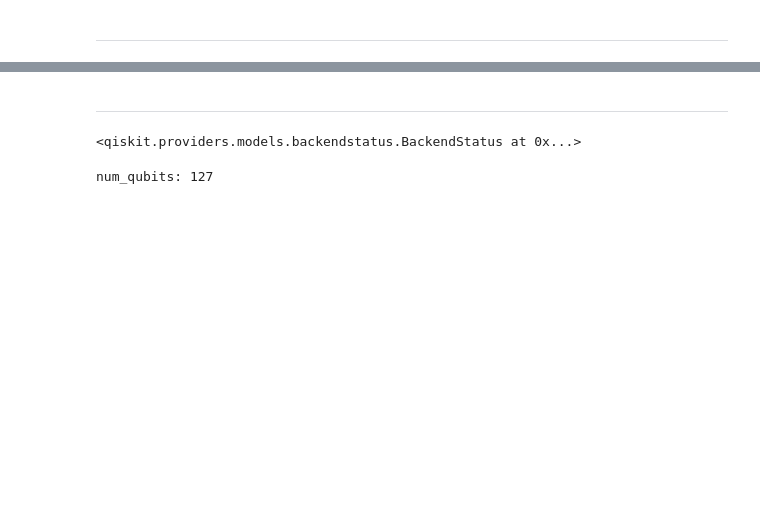
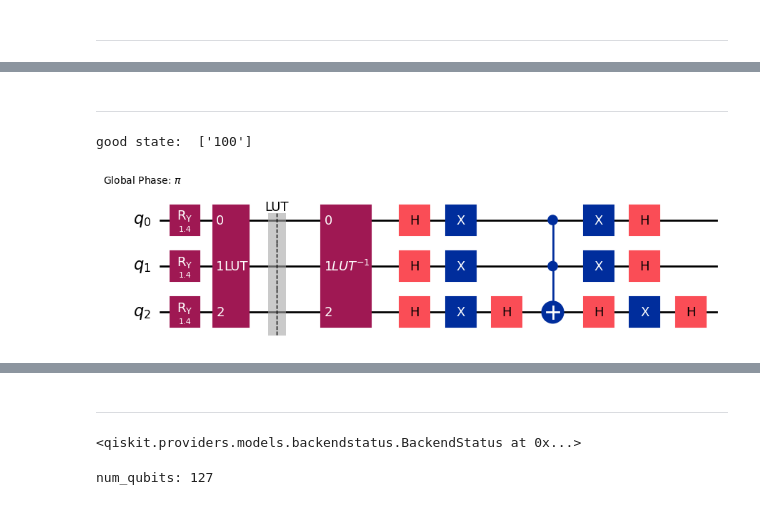
Before and after one commit to Dpbm/scientific-research-1-quantum-oracles, a Jupyter notebook: code/file-explorer.ipynb, the cells around one changed output, grey strips where cells are left out. Cells and saved outputs as stored; diff of their text form; code cells hidden in the pictures; blank space fills up the shorter version.

```diff
--- a/code/file-explorer.ipynb
+++ b/code/file-explorer.ipynb
@@ -214 +221,3 @@ display(hist)
 <Figure size 640x480 with 0 Axes>
+# %% [markdown]
+---
@@ -214,0 +272,6 @@ display(hist)
+# %%
+new_qc = create_new_grover(selected_file)
+new_qc.draw('mpl')
+# %% [output]
+good state:  ['100']
+[figure, added]
```
Also changed, not shown: parts of 26 cells of this notebook, 58 other files.
